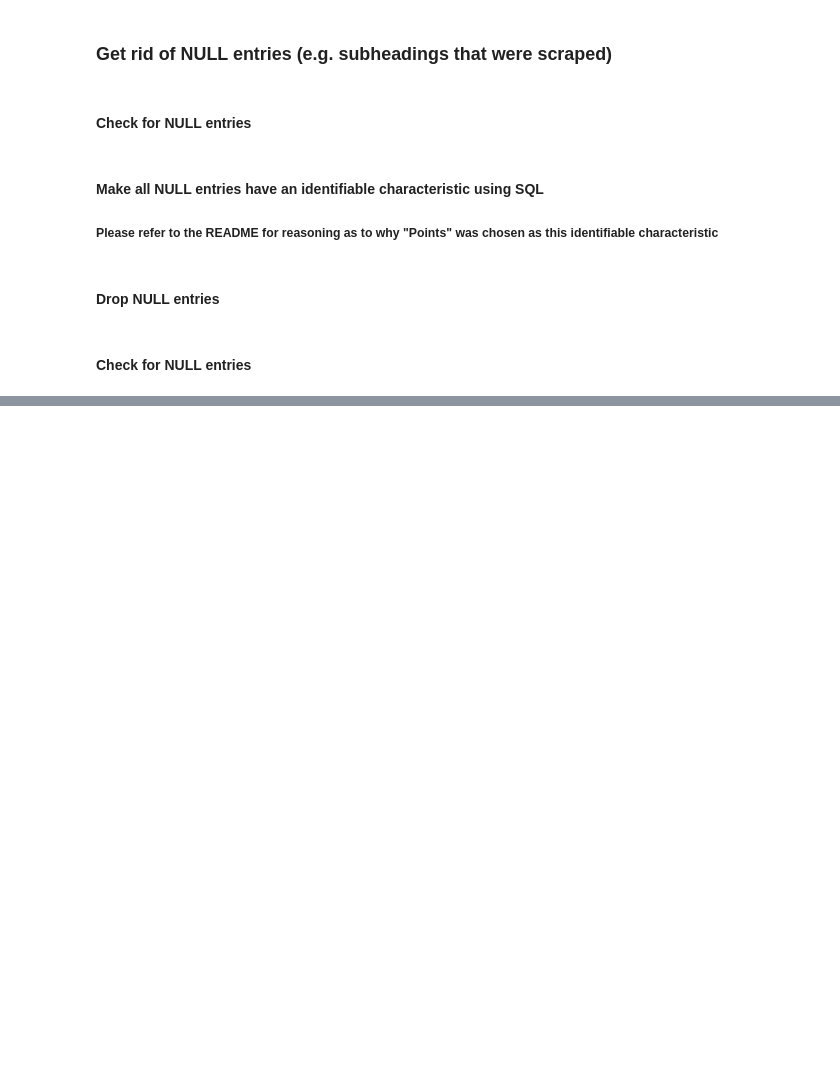
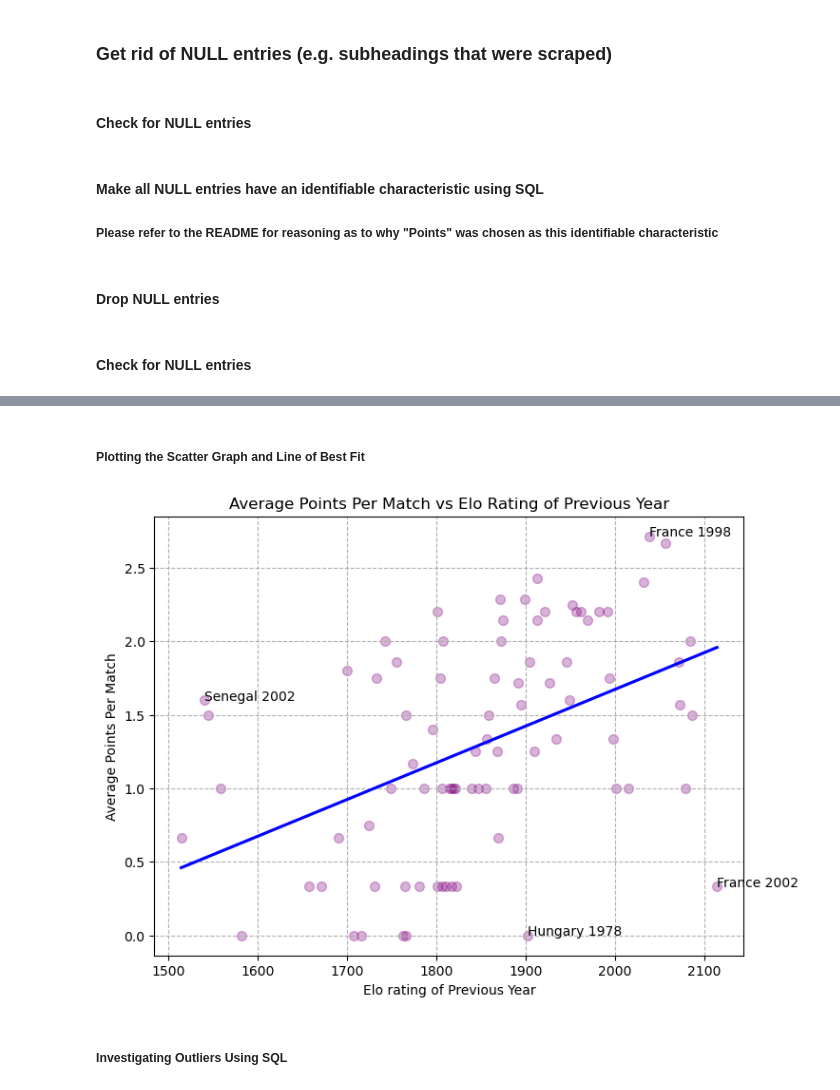
Before and after one commit to mimiphe/BEE2041-FinalProject, a Jupyter notebook: Data_Scraping.ipynb, the cells around one changed output, grey strips where cells are left out. Drawn from its saved outputs; the diff is of its cells as text; code cells hidden in the pictures; blank space fills up the shorter version.

```diff
--- a/Data_Scraping.ipynb
+++ b/Data_Scraping.ipynb
@@ -728,0 +925,6 @@ df_combined2 = pd.read_sql("""
+# %%
+# Convert the data type of the relevant columns from object to float
+elo_and_performance1.matches_won = elo_and_performance1.matches_won.astype("float")
+elo_and_performance1.matches_drawn = elo_and_performance1.matches_drawn.astype("float")
+elo_and_performance1.matches_lost = elo_and_performance1.matches_lost.astype("float")
+elo_and_performance1.matches_played = elo_and_performance1.matches_played.astype("float")
@@ -728,0 +940,54 @@ df_combined2 = pd.read_sql("""
+# %%
+# Create a points_modified column, that is the 3 * matches won added to matches drawn
+elo_and_performance1["points_modified"] = 3*(elo_and_performance1["matches_won"]) + elo_and_performance1["matches_drawn"]
+
+# Create a points_per_match column, that is points_modified divided by matches played
+elo_and_performance1["points_per_match"] = elo_and_performance1["points_modified"] / elo_and_performance1["matches_played"]
+
+# Check this worked (commented out after observing)
+# elo_and_performance1.head(50)
+# %% [markdown]
+##### Plotting the Scatter Graph and Line of Best Fit
+# %%
+# Close any previously opened figures
+plt.close("all")
+
+# Specify the dimensions of the plot
+scatter1 = plt.figure(figsize=(8, 6))
+
+# Check the data type of all columns in the dataframe (commented out after observing)
+# elo_and_performance1.info()
+
+# Convert the data type of the points_per_match column from object to float
+elo_and_performance1.points_per_match = elo_and_performance1.points_per_match.astype("float")
+
+# Create a scatter plot: x = rating (Elo), y = points per match
+plt.scatter(elo_and_performance1.rating, elo_and_performance1.points_per_match, s = 50, alpha = 0.3, color = "purple")
+
+# Add the gridlines to the plot
+plt.grid(linestyle = "--")
+
+# Add a line of best fit
+ax = sns.regplot(data = elo_and_performance1, x = "rating",
+                 y = "points_per_match", scatter = False, color = "blue", ci = None)
+
+# Add the labels and title for the plot
+plt.xlabel("Elo rating of Previous Year")
+plt.ylabel("Average Points Per Match")
+plt.title("Average Points Per Match vs Elo Rating of Previous Year")
+
+# Add labels to specific data points (see below, 'Investigating Outliers')
+plt.text(2114.0, 0.333333, "France 2002")
+plt.text(1902.0, 0.0, "Hungary 1978")
+plt.text(2038.0, 2.714286, "France 1998")
+plt.text(1540.0, 1.6, "Senegal 2002")
+
+# Check plot has all necessary features (commented out after observing)
+# plt.show()
+
+# Save the plot as a png file
+plt.savefig("points_per_match_vs_elo_rating_scatter.png")
+# %% [output]
+[figure, added]
+# %% [markdown]
+##### Investigating Outliers Using SQL
```
Also changed, not shown: parts of 35 cells of this notebook.
